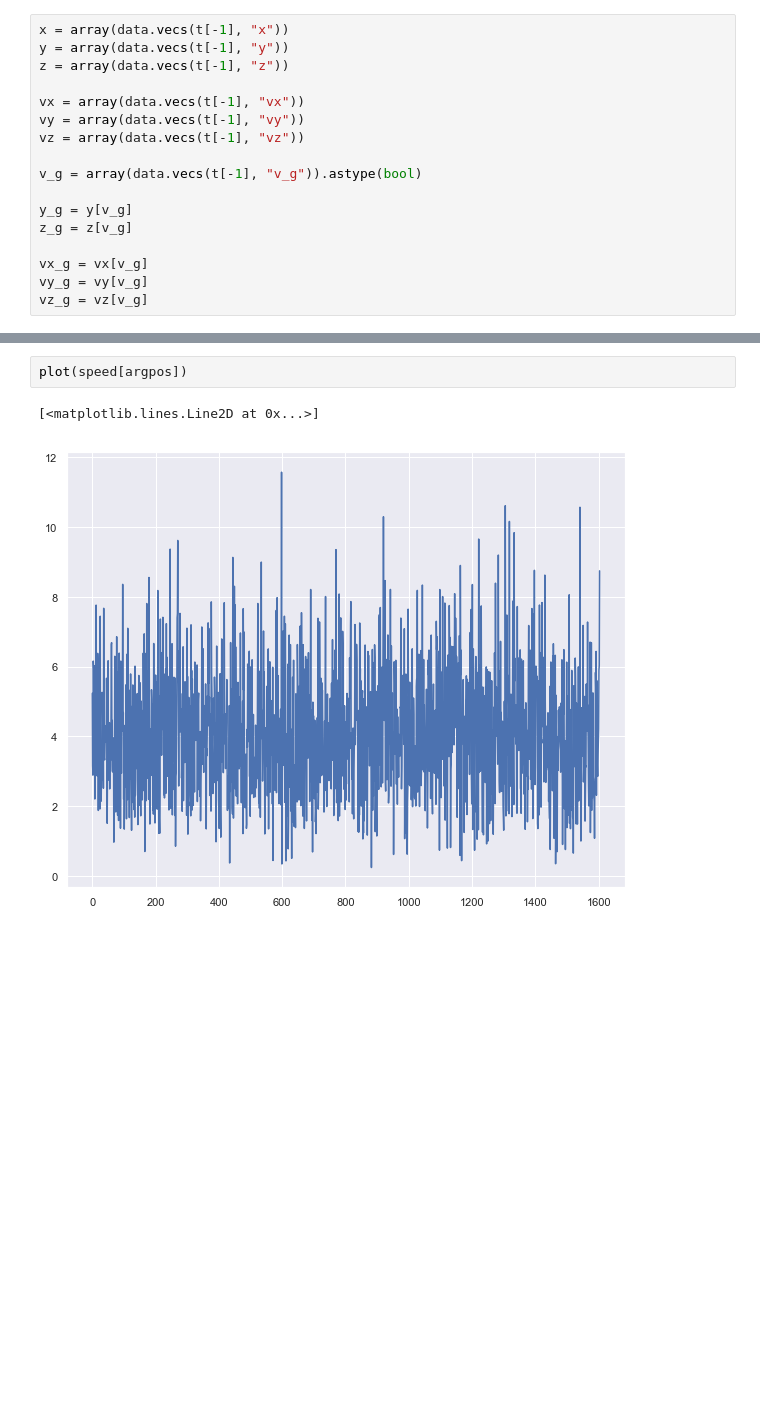
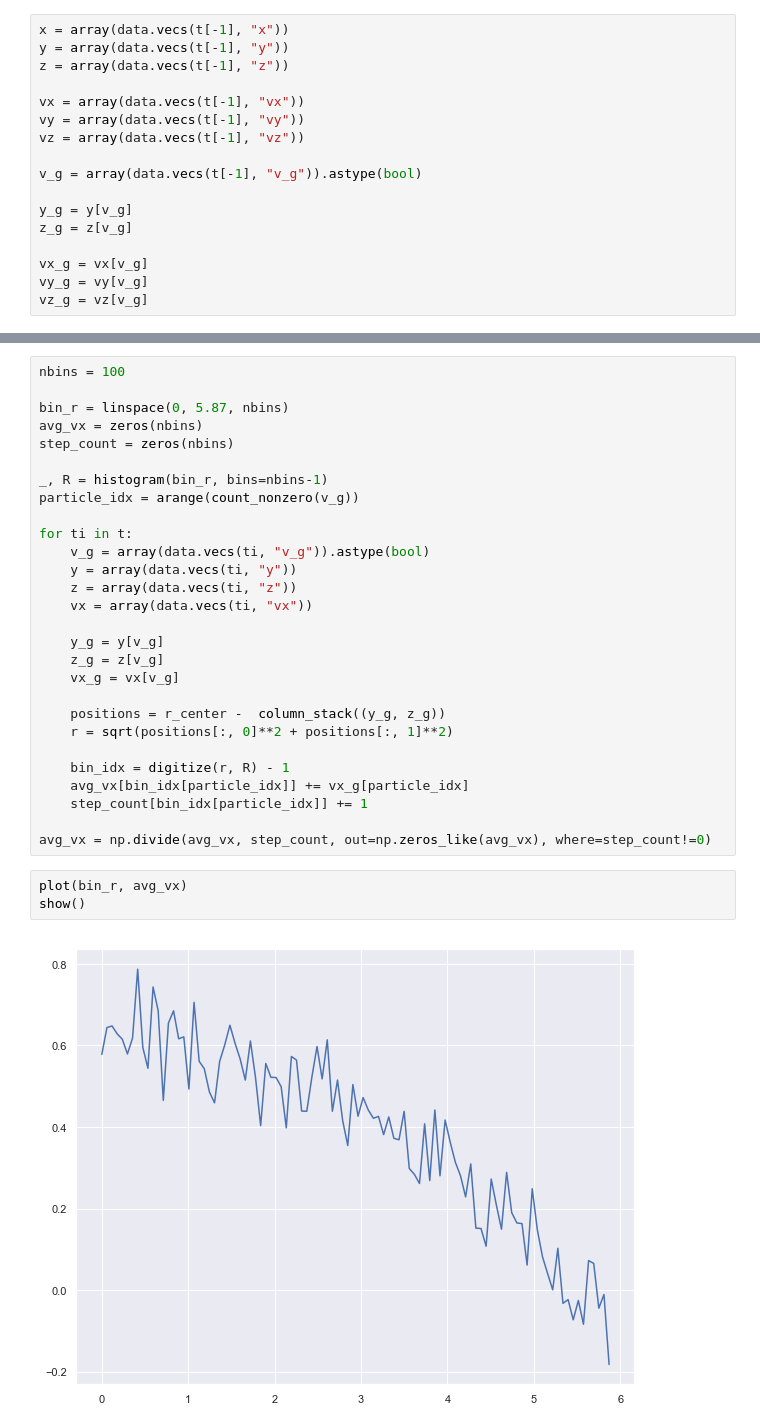
Before and after one commit to auduntre/FYS4460, a Jupyter notebook: Project2/task_h/task_h.ipynb, the cells around one changed output, grey strips where cells are left out. Saved outputs shown, nothing was run; the diff lists cells and outputs as text; blank space fills up the shorter version.

```diff
--- a/Project2/task_h/task_h.ipynb
+++ b/Project2/task_h/task_h.ipynb
@@ -66,5 +66,33 @@ plot(r[argpos], vz_g[argpos])
-# %%
-plot(speed[argpos])
-# %% [output]
-[<matplotlib.lines.Line2D at 0x...>]
-[figure, removed]
+# %%
+nbins = 100
+
+bin_r = linspace(0, 5.87, nbins)
+avg_vx = zeros(nbins)
+step_count = zeros(nbins)
+
+_, R = histogram(bin_r, bins=nbins-1)
+particle_idx = arange(count_nonzero(v_g))
+
+for ti in t:
+    v_g = array(data.vecs(ti, "v_g")).astype(bool)
+    y = array(data.vecs(ti, "y"))
+    z = array(data.vecs(ti, "z"))
+    vx = array(data.vecs(ti, "vx"))
+
+    y_g = y[v_g]
+    z_g = z[v_g]
+    vx_g = vx[v_g]
+
+    positions = r_center -  column_stack((y_g, z_g))
+    r = sqrt(positions[:, 0]**2 + positions[:, 1]**2)
+
+    bin_idx = digitize(r, R) - 1
+    avg_vx[bin_idx[particle_idx]] += vx_g[particle_idx]
+    step_count[bin_idx[particle_idx]] += 1
+
+avg_vx = np.divide(avg_vx, step_count, out=np.zeros_like(avg_vx), where=step_count!=0)
+# %%
+plot(bin_r, avg_vx)
+show()
+# %% [output]
+[figure, added]
```
Also changed, not shown: parts of 4 cells of this notebook, 1 other file.
